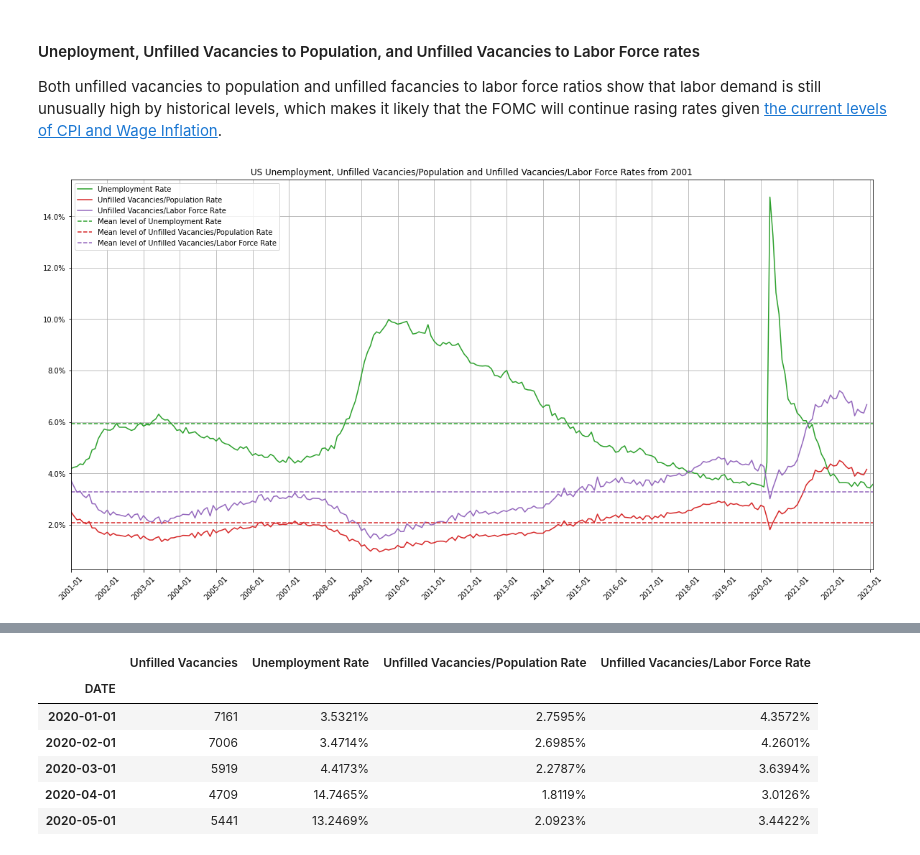
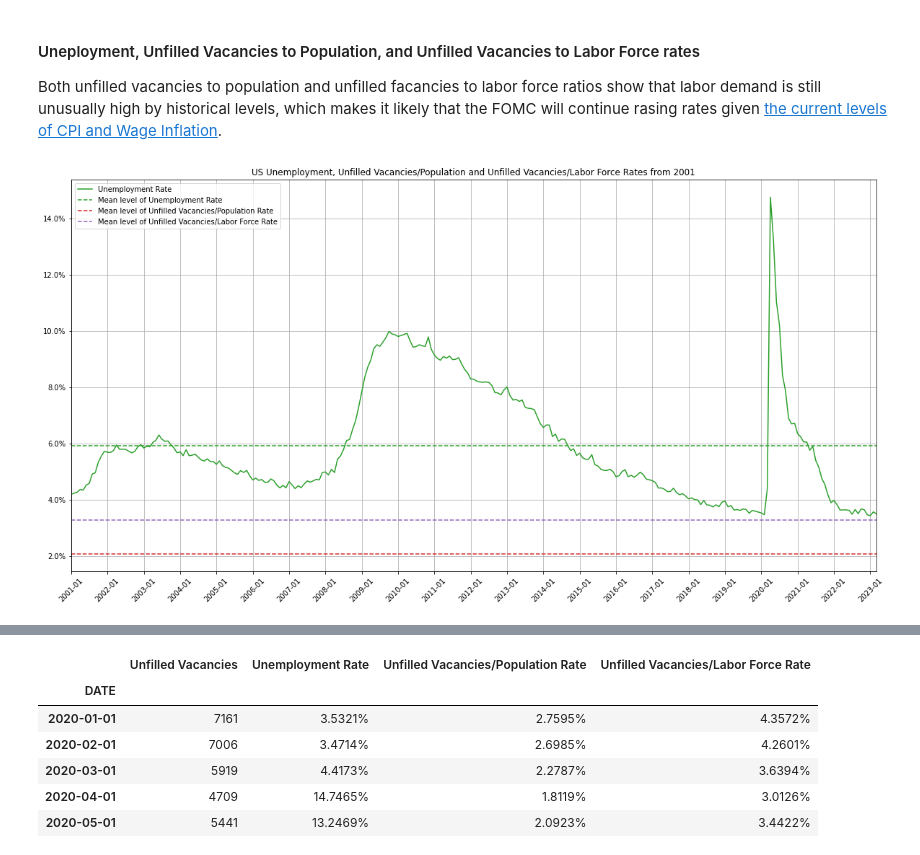
Before and after one commit to ilchen/US_Economic_Data_Analysis, a Jupyter notebook: Unemployment_and_Participation_Rates.ipynb, the cells around one changed output, grey strips where cells are left out. Cells and saved outputs as stored; diff of their text form; code cells hidden in the pictures.

```diff
--- a/Unemployment_and_Participation_Rates.ipynb
+++ b/Unemployment_and_Participation_Rates.ipynb
@@ -170,18 +170,18 @@ and 2283 thouand people using the current population level.
 #### Uneployment,  Unfilled Vacancies to Population, and Unfilled Vacancies to Labor Force rates
 Both unfilled vacancies to population and unfilled facancies to labor force ratios show that labor demand is still unusually high by historical levels, which makes it likely that the FOMC will continue rasing rates given [the current levels of CPI and Wage Inflation](./M2_PCE_and_CPI.ipynb).
 # %%
-ax = data_short.iloc[:,6:].plot(figsize=(20,10), grid=True,
+ax = data_short.iloc[:,6:7].plot(figsize=(20,10), grid=True,
                                 title=UNEMPLOYMENT_RATIOS_SUBSET_2_GRAPH_TITLE + ' from %d' % data_short.index[0].year,
                                 xticks=data_short.index[::12], xlabel='', rot=45,
                                 color=['#2ca02c', '#d62728', '#9467bd'])
 ax.yaxis.set_major_formatter(mtick.PercentFormatter(1))
 ax.axhline(y=data_short.iloc[:,6].mean(), ls='--', c='#2ca02c', label=MEAN_UNEMPLOYMENT_RATE)
 ax.axhline(y=data_short.iloc[:,7].mean(), ls='--', c='#d62728', label=MEAN_UNFILLED_VACANCIES_POPULATION_RATE)
 ax.axhline(y=data_short.iloc[:,8].mean(), ls='--', c='#9467bd', label=MEAN_UNFILLED_VACANCIES_LABOR_FORCE_RATE)
 ax.legend()
 _ = ax.set_xticklabels(list(map('{:%Y-%m}'.format, data_short.index[::12])))
 # %% [output]
-[figure, old version]
+[figure, new version]
 # %%
 print(MEAN_UNEMPLOYMENT_RATE + SINCE + '{:.4%}'.format(data_short.iloc[:,6].mean()))
 print(MEAN_UNFILLED_VACANCIES_POPULATION_RATE + SINCE + '{:.4%}'.format(data_short.iloc[:,7].mean()))
```
Also changed, not shown: parts of 5 cells of this notebook, 1 other file.
